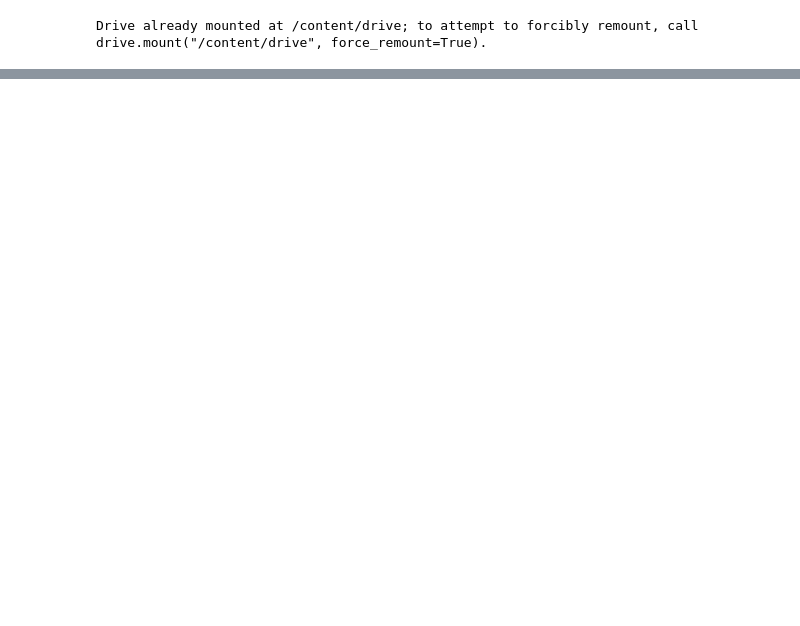
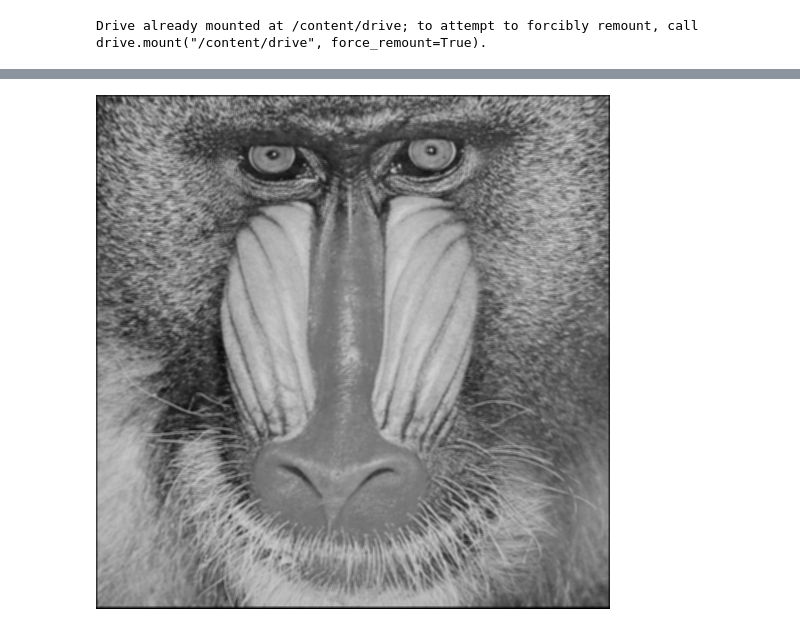
Before and after one commit to BagasPramana/PCVK_Genap_2021, a Jupyter notebook: Week7.ipynb, the cells around one changed output, grey strips where cells are left out. Drawn from its saved outputs; the diff is of its cells as text; code cells hidden in the pictures; blank space fills up the shorter version.

```diff
--- a/Week7.ipynb
+++ b/Week7.ipynb
@@ -98,3 +77,11 @@ gauss_kernel = gaussian_kernel @ gaussian_kernel.transpose()
 cv2_imshow(convolution2d(img_gray,gauss_kernel,1,2))
 # %% [output]
 [figure]
+# %%
+# Average
+kernal_average = np.array([[0.11,0.11,0.11],
+                         [0.11,0.11,0.11],
+                         [0.11,0.11,0.11]])
+cv2_imshow(convolution2d(img_gray,kernal_average,1,2))
+# %% [output]
+[figure, added]
```
Also changed, not shown: parts of 11 cells of this notebook.
